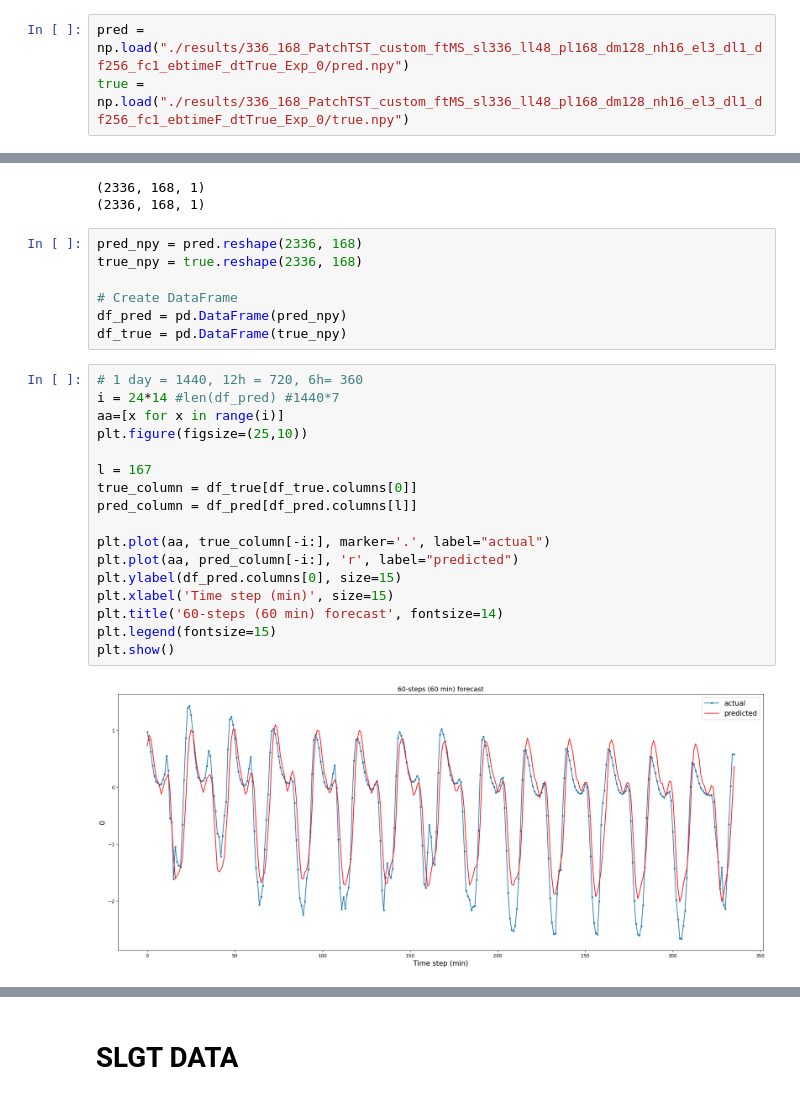
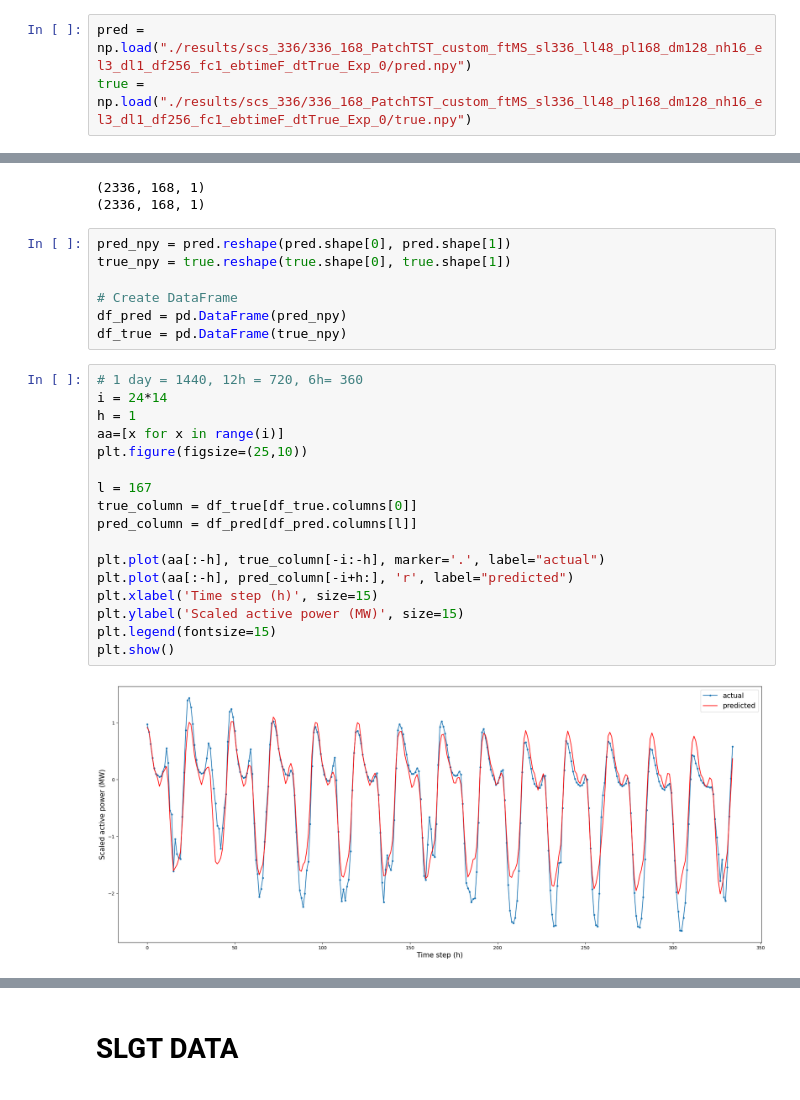
Before and after one commit to matthiasjahnIBM/PatchTST, a Jupyter notebook: PatchTST_supervised/PatchTST_visualization.ipynb, the cells around one changed output, grey strips where cells are left out. Saved outputs shown, nothing was run; the diff lists cells and outputs as text.

```diff
--- a/PatchTST_supervised/PatchTST_visualization.ipynb
+++ b/PatchTST_supervised/PatchTST_visualization.ipynb
@@ -257,6 +123,6 @@ plt.show()
 # %%
-pred =  np.load("./results/336_168_PatchTST_custom_ftMS_sl336_ll48_pl168_dm128_nh16_el3_dl1_df256_fc1_ebtimeF_dtTrue_Exp_0/pred.npy")
-true =  np.load("./results/336_168_PatchTST_custom_ftMS_sl336_ll48_pl168_dm128_nh16_el3_dl1_df256_fc1_ebtimeF_dtTrue_Exp_0/true.npy")
+pred =  np.load("./results/scs_336/336_168_PatchTST_custom_ftMS_sl336_ll48_pl168_dm128_nh16_el3_dl1_df256_fc1_ebtimeF_dtTrue_Exp_0/pred.npy")
+true =  np.load("./results/scs_336/336_168_PatchTST_custom_ftMS_sl336_ll48_pl168_dm128_nh16_el3_dl1_df256_fc1_ebtimeF_dtTrue_Exp_0/true.npy")
 # %%
 print(pred.shape)
 print(true.shape)
@@ -264,28 +130,28 @@ print(true.shape)
 (2336, 168, 1)
 (2336, 168, 1)
 # %%
-pred_npy = pred.reshape(2336, 168)
-true_npy = true.reshape(2336, 168)
+pred_npy = pred.reshape(pred.shape[0], pred.shape[1])
+true_npy = true.reshape(true.shape[0], true.shape[1])
 
 # Create DataFrame
 df_pred = pd.DataFrame(pred_npy)
 df_true = pd.DataFrame(true_npy)
 # %%
 # 1 day = 1440, 12h = 720, 6h= 360
-i = 24*14 #len(df_pred) #1440*7
+i = 24*14
+h = 1
 aa=[x for x in range(i)]
 plt.figure(figsize=(25,10))
 
 l = 167
 true_column = df_true[df_true.columns[0]]
 pred_column = df_pred[df_pred.columns[l]]
 
-plt.plot(aa, true_column[-i:], marker='.', label="actual")
-plt.plot(aa, pred_column[-i:], 'r', label="predicted")
-plt.ylabel(df_pred.columns[0], size=15)
-plt.xlabel('Time step (min)', size=15)
-plt.title('60-steps (60 min) forecast', fontsize=14)
+plt.plot(aa[:-h], true_column[-i:-h], marker='.', label="actual")
+plt.plot(aa[:-h], pred_column[-i+h:], 'r', label="predicted")
+plt.xlabel('Time step (h)', size=15)
+plt.ylabel('Scaled active power (MW)', size=15)
 plt.legend(fontsize=15)
 plt.show()
 # %% [output]
-[figure, old version]
+[figure, new version]
```
Also changed, not shown: parts of 41 cells of this notebook, 11 other files.
